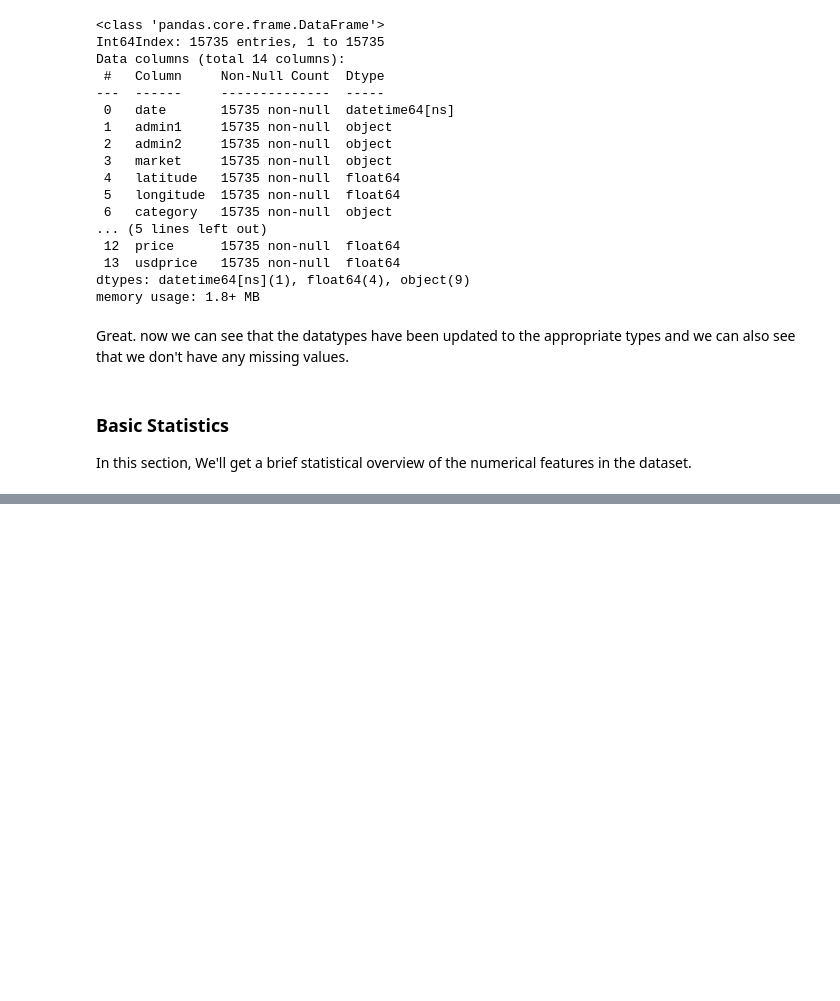
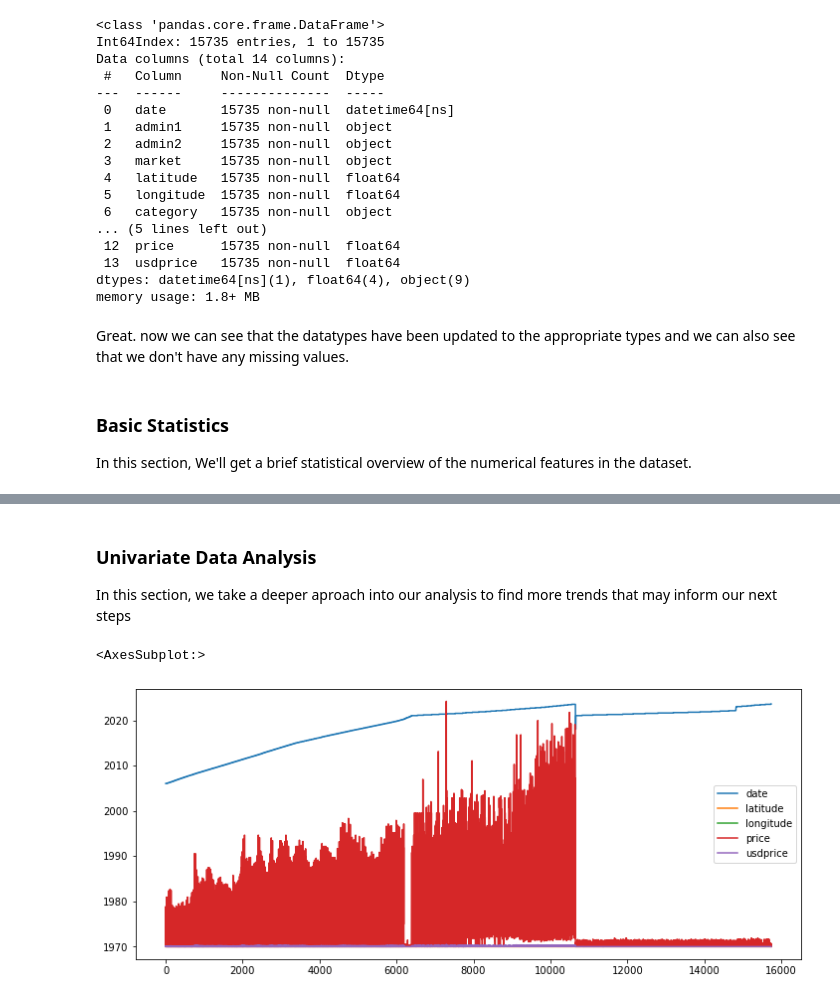
Before and after one commit to Mwenda-Mugambi/Commodity_Price_Forecasting, a Jupyter notebook: Notebook.ipynb, the cells around one changed output, grey strips where cells are left out. Drawn from its saved outputs; the diff is of its cells as text; code cells hidden in the pictures; blank space fills up the shorter version.

Commit message:
Started Analysis

```diff
--- a/Notebook.ipynb
+++ b/Notebook.ipynb
@@ -215,0 +214,10 @@ data.describe(include='all')
+# %% [markdown]
+### Univariate Data Analysis
+In this section, we take a deeper aproach into our analysis to find more trends that may inform our next steps
+# %%
+#Plotting Distribution plots
+plt
+data.distplot(figsize=(12,5))
+# %% [output]
+<AxesSubplot:>
+[figure, added]
```
Also changed, not shown: parts of 2 cells of this notebook.
